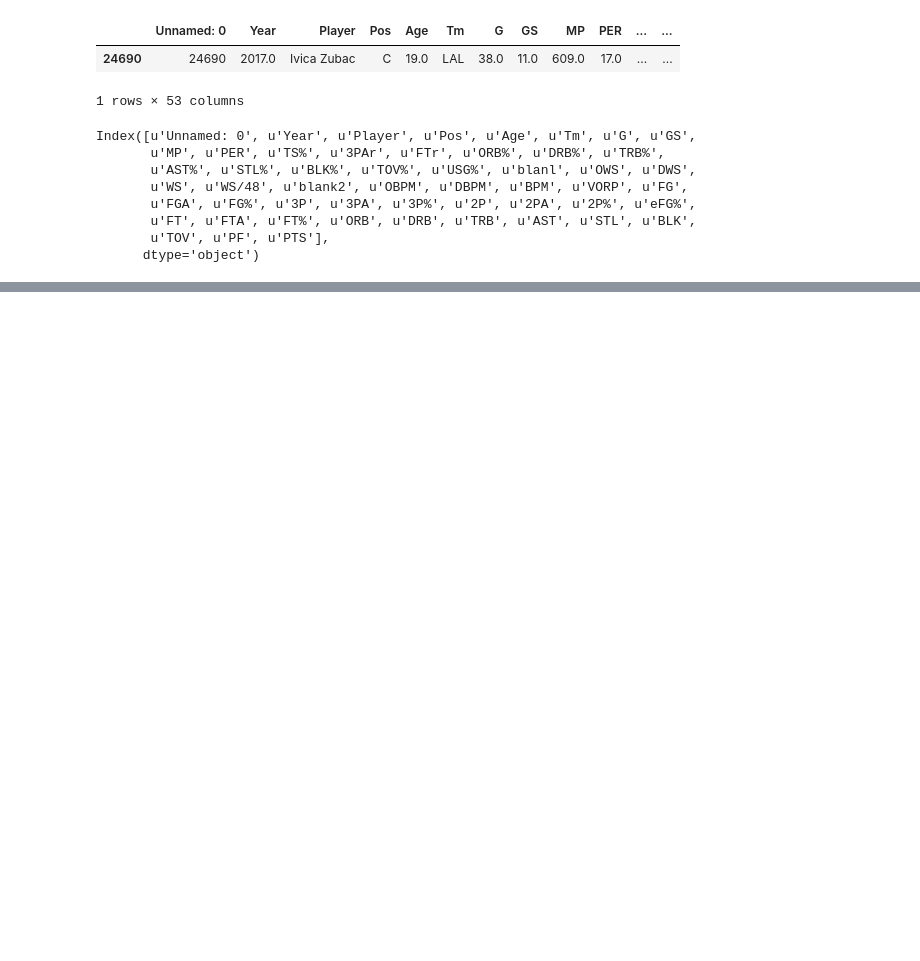
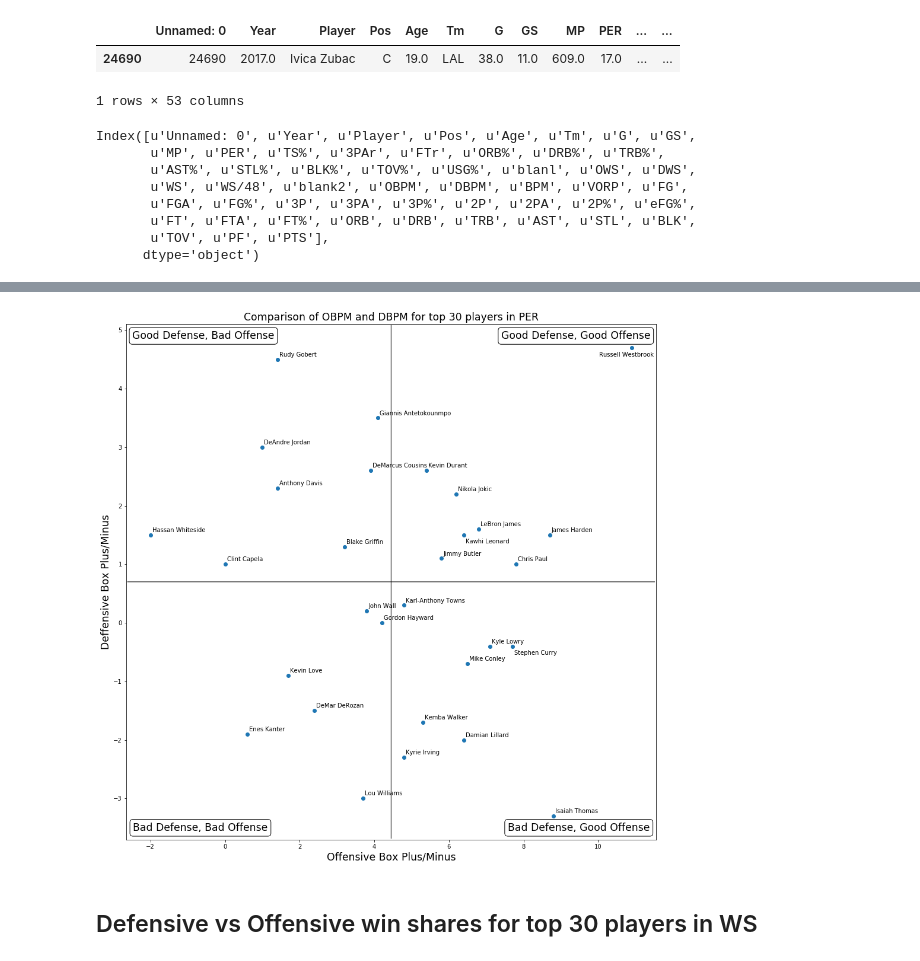
Before and after one commit to danchyy/Basketball_Analytics, a Jupyter notebook: Nba_players.ipynb, the cells around one changed output, grey strips where cells are left out. Cells and saved outputs as stored; diff of their text form; code cells hidden in the pictures; blank space fills up the shorter version.

```diff
--- a/Nba_players.ipynb
+++ b/Nba_players.ipynb
@@ -39,0 +140,7 @@ Index([u'Unnamed: 0', u'Year', u'Player', u'Pos', u'Age', u'Tm', u'G', u'GS',
+# %%
+curr_season = curr_season.loc[curr_season['MP'] >= 1000.0]
+# %%
+per_sorted = curr_season.sort_values(by='PER', ascending=False)
+# %%
+top_per = per_sorted[:30]
+top_per
@@ -39,0 +166,3 @@ Index([u'Unnamed: 0', u'Year', u'Player', u'Pos', u'Age', u'Tm', u'G', u'GS',
+# %%
+filtered_top_per = top_per.loc[:, ['Player', 'OBPM', 'DBPM', 'PER']]
+filtered_top_per
@@ -39,0 +187,52 @@ Index([u'Unnamed: 0', u'Year', u'Player', u'Pos', u'Age', u'Tm', u'G', u'GS',
+# %%
+plt.figure(figsize=(16, 16))
+plt.scatter(filtered_top_per.iloc[:]['OBPM'], filtered_top_per.iloc[:]['DBPM'])
+for i in range(len(filtered_top_per)):
+    xy_text = (3, 5)
+    name = filtered_top_per.iloc[i]['Player']
+    if name == "Stephen Curry" or name == "Kawhi Leonard":
+        xy_text = (3, -14)
+    if name == 'Russell Westbrook':
+        xy_text = (-55, -15)
+    plt.annotate(s= name
+                , xy=(filtered_top_per.iloc[i]['OBPM'], filtered_top_per.iloc[i]['DBPM'])
+                ,xycoords = "data", textcoords='offset points', xytext=xy_text)
+
+plt.xlim()
+plt.annotate(s="", xy=((plt.xlim()[0] + plt.xlim()[1]) / 2, plt.ylim()[0]),
+             xytext=((plt.xlim()[0] + plt.xlim()[1]) / 2, plt.ylim()[1]),
+             arrowprops=dict(arrowstyle="-",
+                    connectionstyle="arc3"))
+
+plt.annotate(s="", xy=(plt.xlim()[0], (plt.ylim()[0] + plt.ylim()[1]) / 2),
+             xytext=(plt.xlim()[1], (plt.ylim()[0] + plt.ylim()[1]) / 2),
+             arrowprops=dict(arrowstyle="-"))
+
+plt.annotate(s="Good Defense, Bad Offense", xy=(plt.xlim()[0],plt.ylim()[1]),
+             textcoords="offset points", xytext=(130, -20),
+             va="center", ha="center", size="xx-large",
+             bbox=dict(boxstyle="round", fc="w"))
+
+plt.annotate(s="Good Defense, Good Offense", xy=(plt.xlim()[1],plt.ylim()[1]),
+             textcoords="offset points", xytext=(-135, -20),
+             va="center", ha="center", size="xx-large",
+             bbox=dict(boxstyle="round", fc="w"))
+
+plt.annotate(s="Bad Defense, Bad Offense", xy=(plt.xlim()[0],plt.ylim()[0]),
+             textcoords="offset points", xytext=(125, 20),
+             va="center", ha="center", size="xx-large",
+             bbox=dict(boxstyle="round", fc="w"))
+
+plt.annotate(s="Bad Defense, Good Offense", xy=(plt.xlim()[1],plt.ylim()[0]),
+             textcoords="offset points", xytext=(-130, 20),
+             va="center", ha="center", size="xx-large",
+             bbox=dict(boxstyle="round", fc="w"))
+
+plt.xlabel("Offensive Box Plus/Minus", size="xx-large")
+plt.ylabel("Deffensive Box Plus/Minus", size="xx-large")
+plt.title("Comparison of OBPM and DBPM for top 30 players in PER", size="xx-large")
+plt.show()
+# %% [output]
+[figure, added]
+# %% [markdown]
+## Defensive vs Offensive win shares for top 30 players in WS
```
Also changed, not shown: parts of 14 cells of this notebook.
